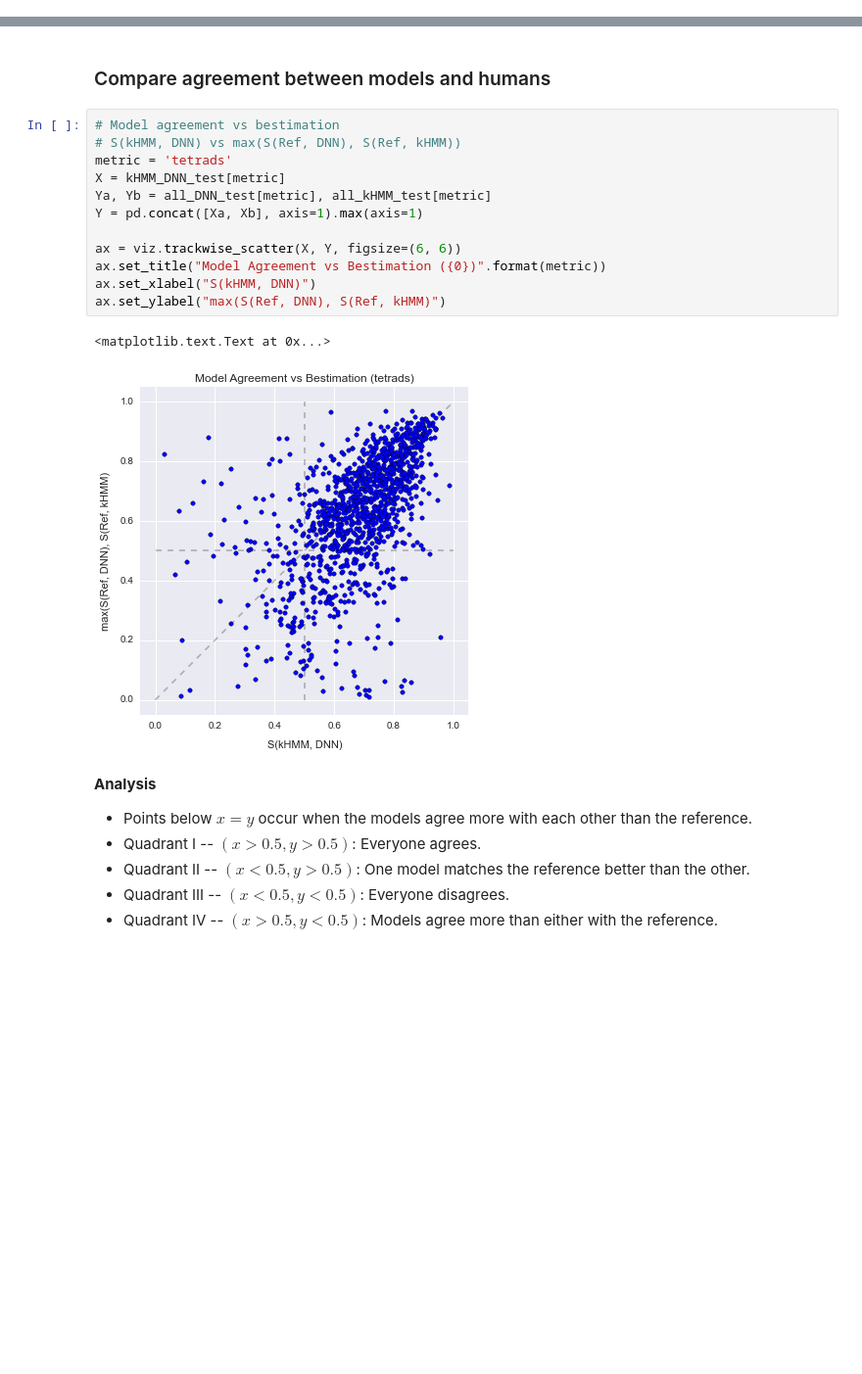
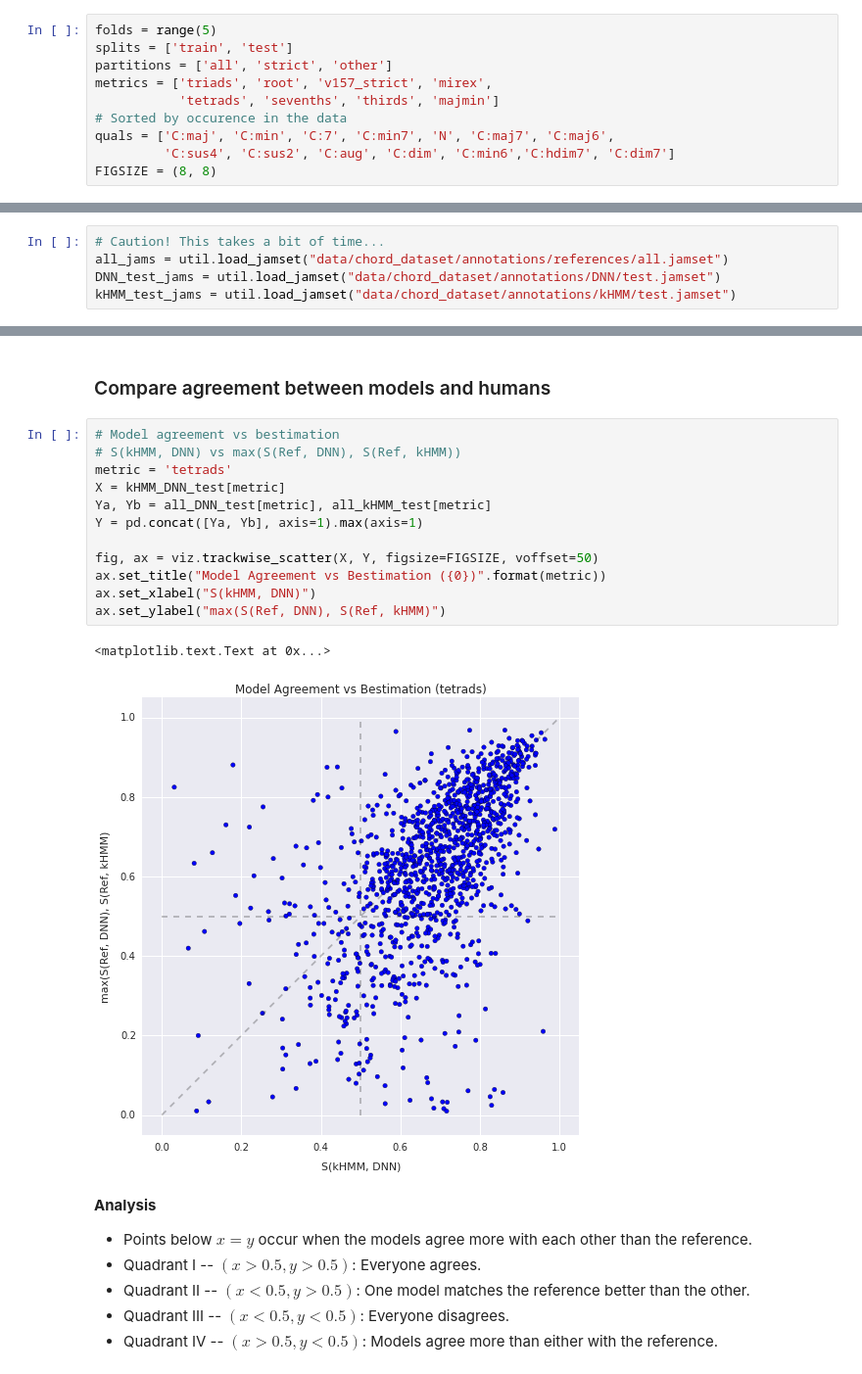
Before and after one commit to ejhumphrey/ace-lessons, a Jupyter notebook: experiments.ipynb, the cells around one changed output, grey strips where cells are left out. Shown at 98% size. Drawn from its saved outputs; the diff is of its cells as text; blank space fills up the shorter version.

```diff
--- a/experiments.ipynb
+++ b/experiments.ipynb
@@ -34,5 +37,15 @@ import visualize as viz
 reload(viz)
 # %% [output]
 <module 'visualize' from 'code/visualize.py'>
+# %%
+folds = range(5)
+splits = ['train', 'test']
+partitions = ['all', 'strict', 'other']
+metrics = ['triads', 'root', 'v157_strict', 'mirex',
+           'tetrads', 'sevenths', 'thirds', 'majmin']
+# Sorted by occurence in the data
+quals = ['C:maj', 'C:min', 'C:7', 'C:min7', 'N', 'C:maj7', 'C:maj6',
+         'C:sus4', 'C:sus2', 'C:aug', 'C:dim', 'C:min6','C:hdim7', 'C:dim7']
+FIGSIZE = (8, 8)
 # %% [markdown]
 ## Comparative Analysis
@@ -140,0 +150,5 @@ print(["{0:0.4f}".format(sum(i)/float(len(X)))
+# %%
+# Caution! This takes a bit of time...
+all_jams = util.load_jamset("data/chord_dataset/annotations/references/all.jamset")
+DNN_test_jams = util.load_jamset("data/chord_dataset/annotations/DNN/test.jamset")
+kHMM_test_jams = util.load_jamset("data/chord_dataset/annotations/kHMM/test.jamset")
@@ -198,18 +260,18 @@ pd.concat([kHMM_DNN_test.mean(), DNN_kHMM_test.mean()], axis=1)
 # %%
 # Model agreement vs bestimation
 # S(kHMM, DNN) vs max(S(Ref, DNN), S(Ref, kHMM))
 metric = 'tetrads'
 X = kHMM_DNN_test[metric]
 Ya, Yb = all_DNN_test[metric], all_kHMM_test[metric]
-Y = pd.concat([Xa, Xb], axis=1).max(axis=1)
+Y = pd.concat([Ya, Yb], axis=1).max(axis=1)
 
-ax = viz.trackwise_scatter(X, Y, figsize=(6, 6))
+fig, ax = viz.trackwise_scatter(X, Y, figsize=FIGSIZE, voffset=50)
 ax.set_title("Model Agreement vs Bestimation ({0})".format(metric))
 ax.set_xlabel("S(kHMM, DNN)")
 ax.set_ylabel("max(S(Ref, DNN), S(Ref, kHMM)")
 # %% [output]
 <matplotlib.text.Text at 0x...>
-[figure, old version]
+[figure, new version]
 # %% [markdown]
 **Analysis**
 * Points below $x=y$ occur when the models agree more with each other than the reference.
```
Also changed, not shown: parts of 25 cells of this notebook.
